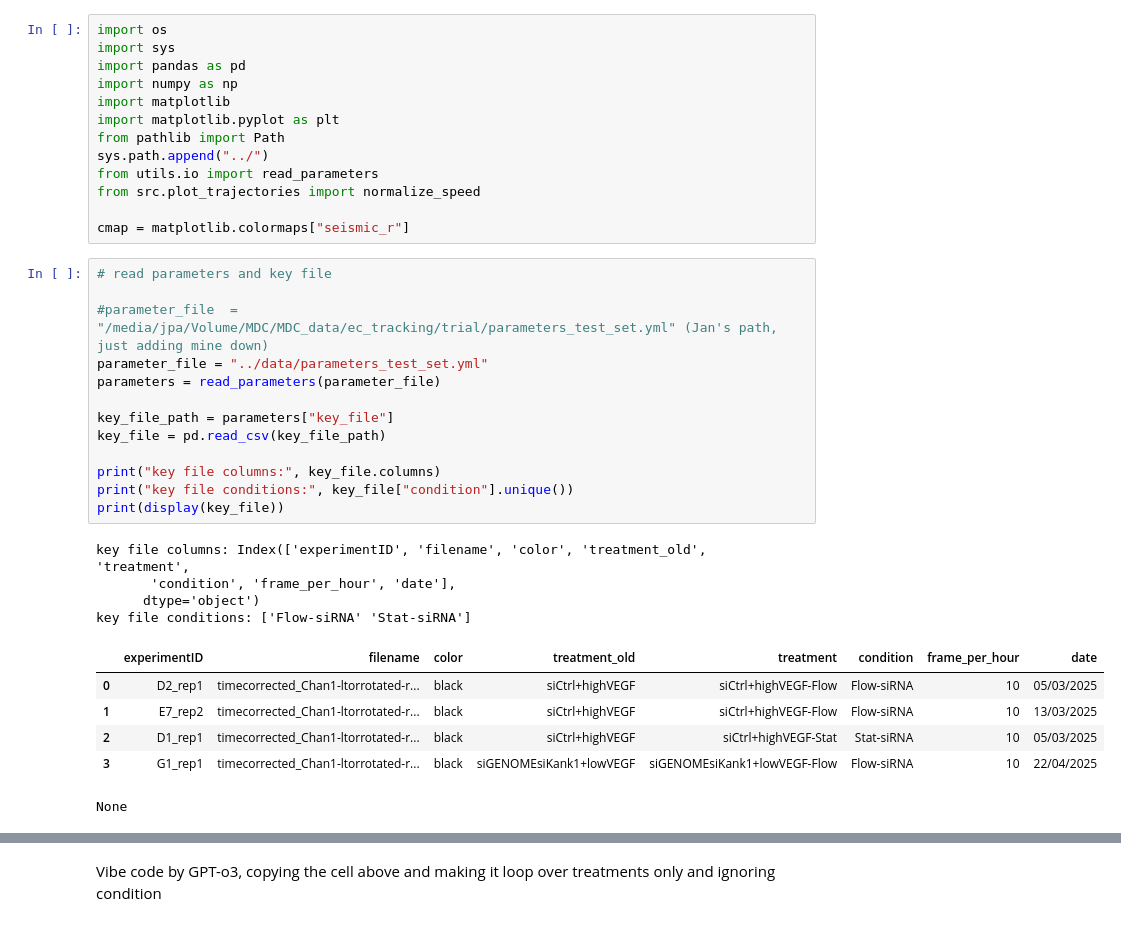
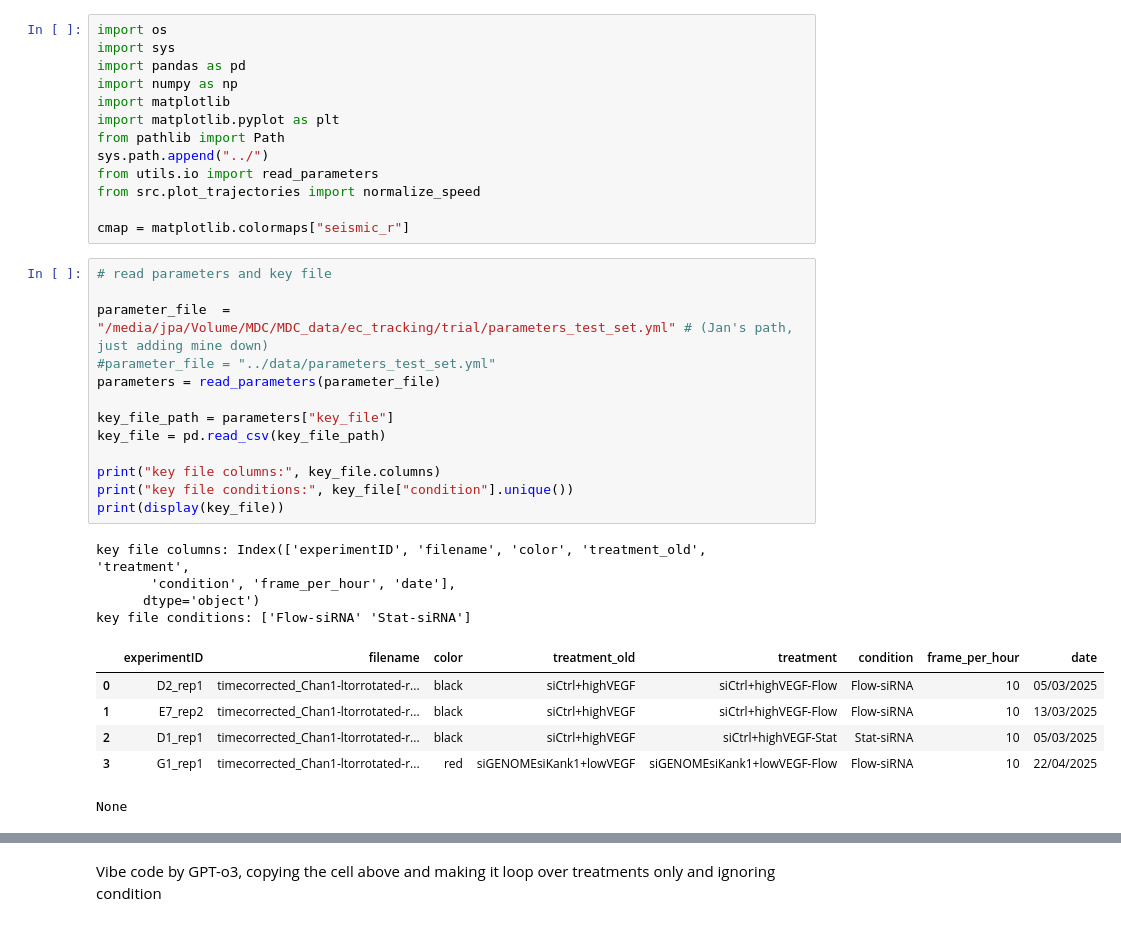
Before and after one commit to Phusiongreen/ec-tracking-analysis_2025, a Jupyter notebook: notebooks/03_A_Plot_Trajectories.ipynb, the cells around one changed output, grey strips where cells are left out. Drawn from its saved outputs; the diff is of its cells as text.

```diff
--- a/notebooks/03_A_Plot_Trajectories.ipynb
+++ b/notebooks/03_A_Plot_Trajectories.ipynb
@@ -14,26 +14,26 @@ cmap = matplotlib.colormaps["seismic_r"]
 # %%
 # read parameters and key file
 
-#parameter_file  = "/media/jpa/Volume/MDC/MDC_data/ec_tracking/trial/parameters_test_set.yml" (Jan's path, just adding mine down)
-parameter_file = "../data/parameters_test_set.yml"
+parameter_file  = "/media/jpa/Volume/MDC/MDC_data/ec_tracking/trial/parameters_test_set.yml" # (Jan's path, just adding mine down)
+#parameter_file = "../data/parameters_test_set.yml"
 parameters = read_parameters(parameter_file)
 
 key_file_path = parameters["key_file"]
 key_file = pd.read_csv(key_file_path)
 
 print("key file columns:", key_file.columns)
 print("key file conditions:", key_file["condition"].unique())
 print(display(key_file))
 # %% [output]
 key file columns: Index(['experimentID', 'filename', 'color', 'treatment_old', 'treatment',
        'condition', 'frame_per_hour', 'date'],
       dtype='object')
 key file conditions: ['Flow-siRNA' 'Stat-siRNA']
 |  | experimentID | filename | color | treatment_old | treatment | condition | frame_per_hour | date |
 | 0 | D2_rep1 | timecorrected_Chan1-ltorrotated-r... | black | siCtrl+highVEGF | siCtrl+highVEGF-Flow | Flow-siRNA | 10 | 05/03/2025 |
 | 1 | E7_rep2 | timecorrected_Chan1-ltorrotated-r... | black | siCtrl+highVEGF | siCtrl+highVEGF-Flow | Flow-siRNA | 10 | 13/03/2025 |
 | 2 | D1_rep1 | timecorrected_Chan1-ltorrotated-r... | black | siCtrl+highVEGF | siCtrl+highVEGF-Stat | Stat-siRNA | 10 | 05/03/2025 |
-| 3 | G1_rep1 | timecorrected_Chan1-ltorrotated-r... | black | siGENOMEsiKank1+lowVEGF | siGENOMEsiKank1+lowVEGF-Flow | Flow-siRNA | 10 | 22/04/2025 |
+| 3 | G1_rep1 | timecorrected_Chan1-ltorrotated-r... | red | siGENOMEsiKank1+lowVEGF | siGENOMEsiKank1+lowVEGF-Flow | Flow-siRNA | 10 | 22/04/2025 |
 None
 # %%
 # create output folder
```
Also changed, not shown: parts of 5 cells of this notebook, 3 other files.
